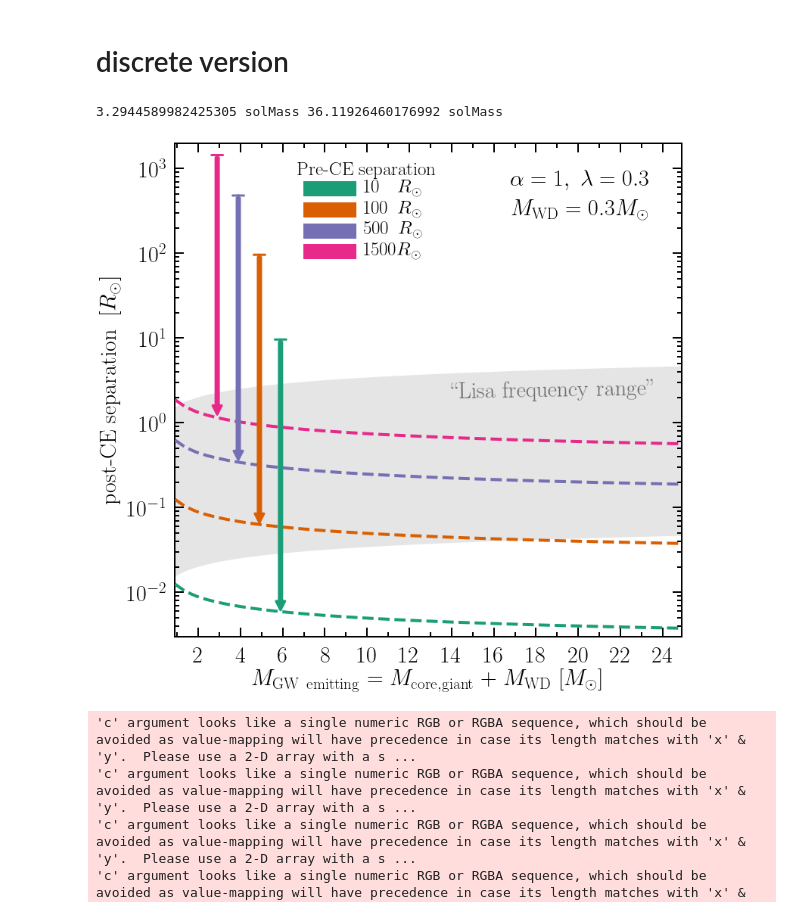
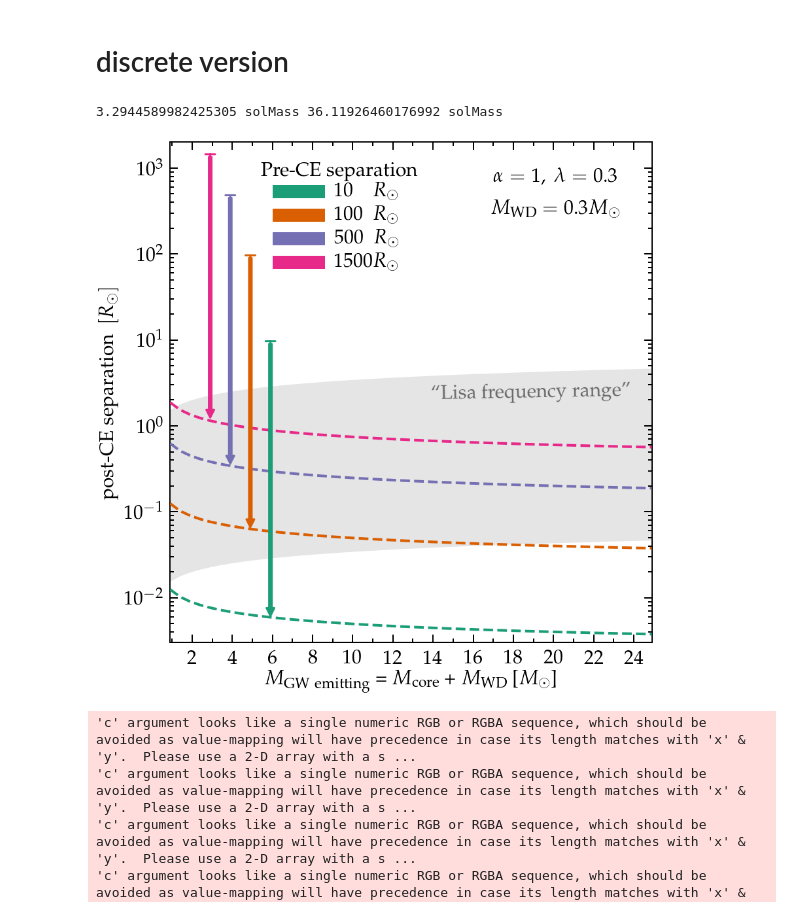
Before and after one commit to tcallister/LISA-and-CE-Evolution, a Jupyter notebook: CEinLISA.ipynb, the cells around one changed output. Saved outputs shown, nothing was run; the diff lists cells and outputs as text; code cells hidden in the pictures.

Commit message:
minor in plots

```diff
--- a/CEinLISA.ipynb
+++ b/CEinLISA.ipynb
@@ -284,7 +291,6 @@ Passing one of 'on', 'true', 'off', 'false' as a boolean is deprecated; use an a
 # %% [markdown]
 # discrete version
 # %%
-
 def Rrl(a, m1, m2):
     #RL1 for q = m1/m2
     q = m1/m2
@@ -377,39 +383,39 @@ def plot_afinal_Mgw(companion_mass = 0.3, alpha=1.0):
         line = ax.plot(np.nan, np.nan, ls='-', lw=20, c= colors[i])
         plot_lines.append(line)
     legend1 = ax.legend([line[0] for line in plot_lines], [r"%.0f"%float(a_enters[i])+tabs[i]+"$R_\odot$" for i in range(4)],
-                  fontsize = 25, bbox_to_anchor=(0.55,1.0),  bbox_transform=ax.transAxes, loc="upper right",
+                  fontsize = 30, bbox_to_anchor=(0.55,1.0),  bbox_transform=ax.transAxes, loc="upper right",
                   ncol=1, columnspacing=0.5, labelspacing=0.15,frameon=False,
-                        title = "Pre-CE separation", title_fontsize=25)
+                        title = "Pre-CE separation", title_fontsize=30)
     legend1._legend_box.align = "center"
 
     ## Limits
     ax.set_ylim(3e-3,2e3)#1e2)
     ax.set_xlim(min(masses.value), max(masses.value))
 
     ## Labels and spines
-    plt.xlabel(r'$M_\mathrm{GW\ emitting}$ = $M_\mathrm{core,giant}$ + $M_\mathrm{WD}$ [$M_\odot$]',size = 30)
+    plt.xlabel(r'$M_\mathrm{GW\ emitting}$ = $M_\mathrm{core}$ + $M_\mathrm{WD}$ [$M_\odot$]',size = 30)
     plt.ylabel(r'post-CE separation $\ [R_\odot]$',size = 30)
-    plt.tick_params(axis='both', which='major', labelsize=25) #right side
+    plt.tick_params(axis='both', which='major', labelsize=30) #right side
     plt.yscale('log')
 
     ax.spines['top'].set_linewidth(2)
     ax.spines['bottom'].set_linewidth(2)
     ax.spines['right'].set_linewidth(2)
     ax.spines['left'].set_linewidth(2)
     ax.tick_params(axis='both', which='major', width=2, top="on", right="on", length=12, pad=10, labelsize=30, direction='in')
     ax.tick_params(axis='both', which='minor', width=2, top="on", right="on", length=6, pad=10, direction='in')
     ax.xaxis.set_major_locator(MultipleLocator(2))
     ax.xaxis.set_minor_locator(MultipleLocator(1))
 
     ## Save
     plt.savefig('alphaLambda_separation.pdf', bbox_inches='tight')
     plt.show()
 
 
 plot_afinal_Mgw(companion_mass = 0.3, alpha=1.0)
 # %% [output]
 3.2944589982425305 solMass 36.11926460176992 solMass
-[figure, old version]
+[figure, new version]
 # %%
 # rainbow = plt.cm.gnuplot(np.linspace(0.1,0.9,6)) #3rd num is the number of colours
 # rainbow = plt.cm.tab20(np.linspace(0.5,1,12)) #3rd num is the number of colours
```
Also changed, not shown: parts of 3 cells of this notebook.
